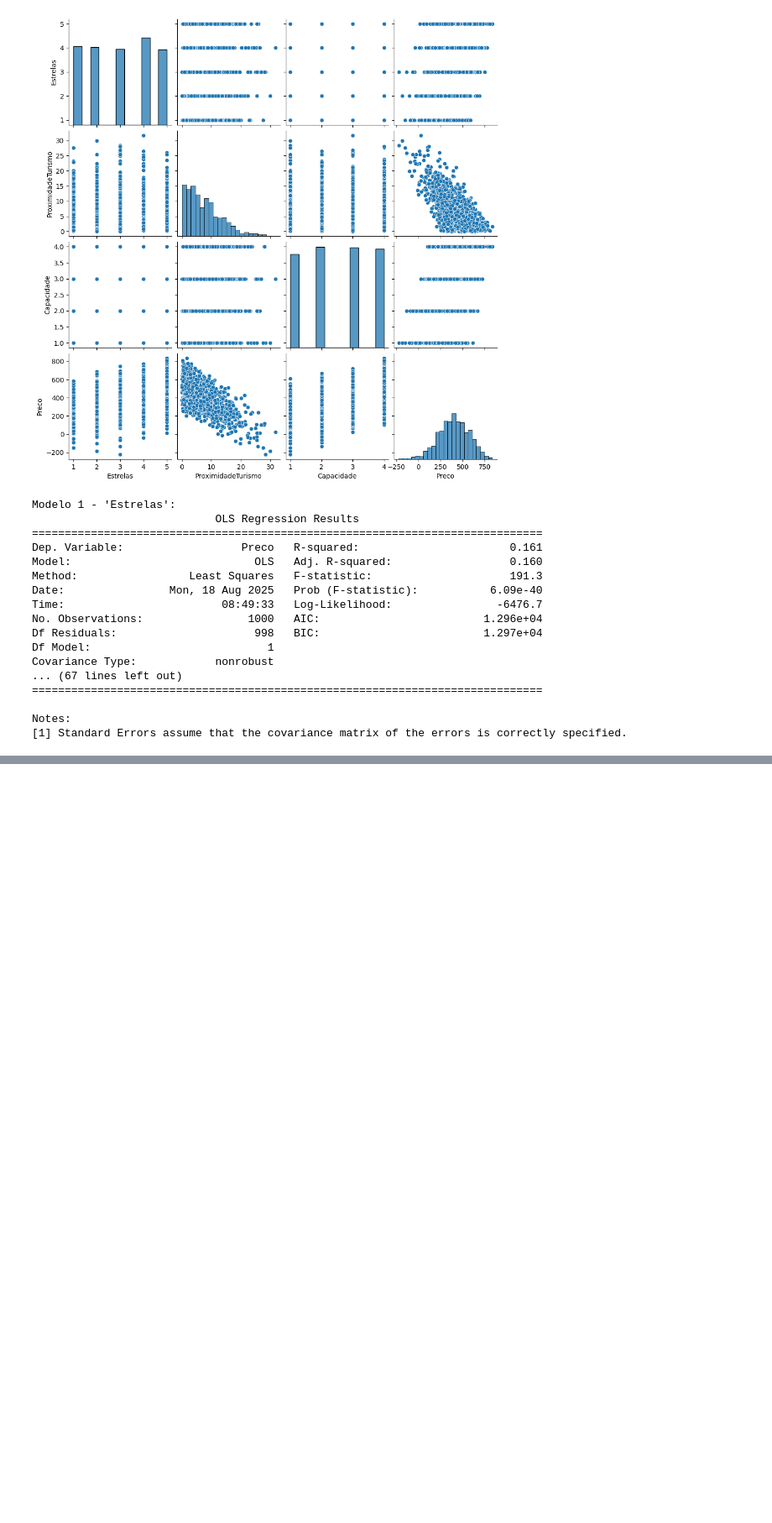
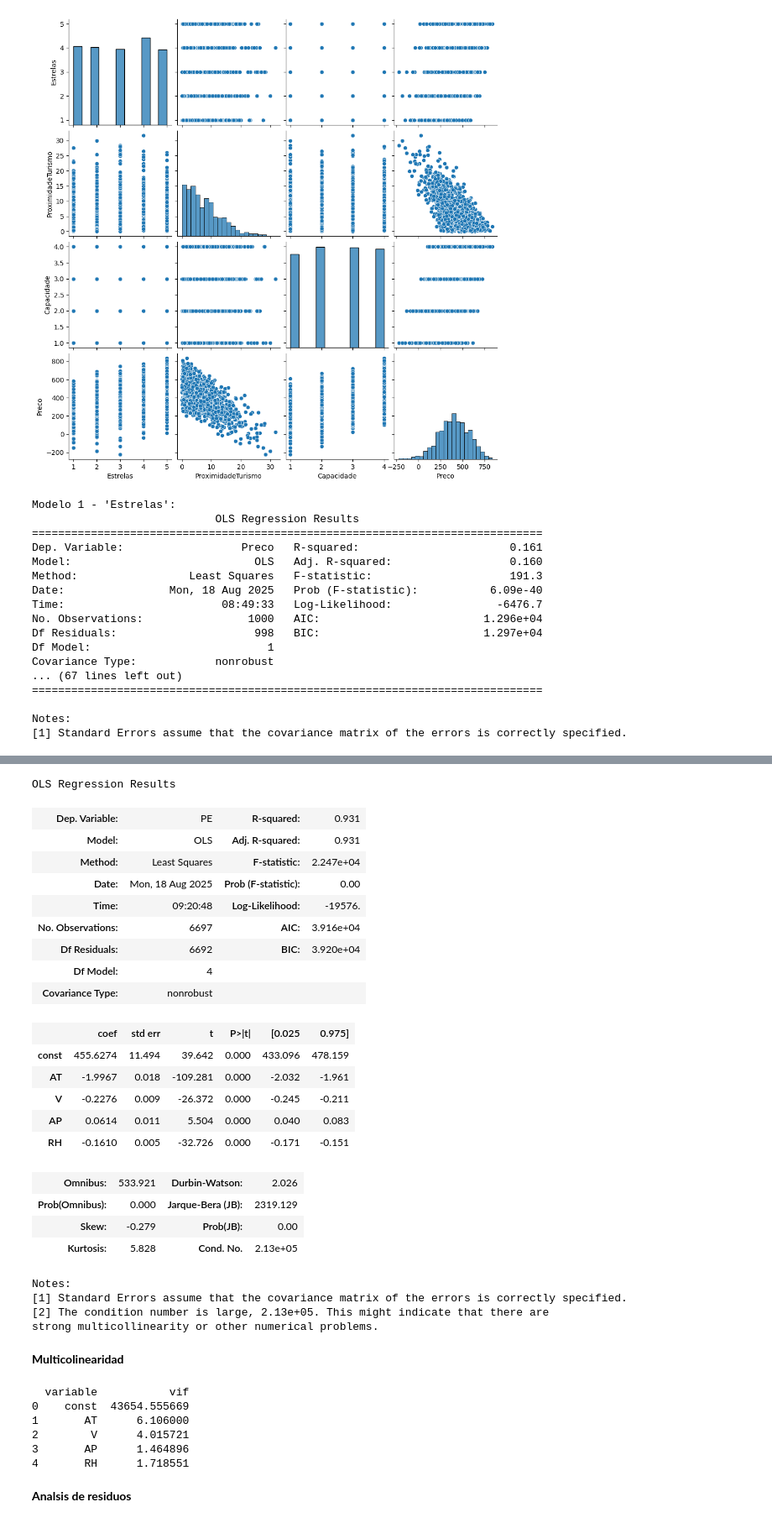
Before and after one commit to scysco/ONE-Machine_Learning, a Jupyter notebook: 04_Data_Science_regresion_lineal.ipynb, the cells around one changed output, grey strips where cells are left out. Shown at 84% size. Drawn from its saved outputs; the diff is of its cells as text; code cells hidden in the pictures; blank space fills up the shorter version.

```diff
--- a/04_Data_Science_regresion_lineal.ipynb
+++ b/04_Data_Science_regresion_lineal.ipynb
@@ -649,0 +662,7 @@ Notes:
+# %%
+import pandas as pd
+from sklearn.model_selection import train_test_split
+import statsmodels.api as sm
+
+df_usina = pd.read_csv('/content/drive/MyDrive/ONE/ML_Regresion_Lineal/usina.csv')
+df_usina.head()
@@ -649,0 +676,55 @@ Notes:
+# %%
+y = df_usina['PE']
+X = df_usina.drop(columns=['PE'])
+X_train, X_test, y_train, y_test = train_test_split(X, y, test_size=0.3)
+X_train= sm.add_constant(X_train)
+
+modelo = sm.OLS(y_train,X_train).fit()
+modelo.summary()
+# %% [output]
+OLS Regression Results
+| Dep. Variable: | PE | R-squared: | 0.931 |
+| Model: | OLS | Adj. R-squared: | 0.931 |
+| Method: | Least Squares | F-statistic: | 2.247e+04 |
+| Date: | Mon, 18 Aug 2025 | Prob (F-statistic): | 0.00 |
+| Time: | 09:20:48 | Log-Likelihood: | -19576. |
+| No. Observations: | 6697 | AIC: | 3.916e+04 |
+| Df Residuals: | 6692 | BIC: | 3.920e+04 |
+| Df Model: | 4 |  |  |
+| Covariance Type: | nonrobust |  |  |
+|  | coef | std err | t | P>|t| | [0.025 | 0.975] |
+| const | 455.6274 | 11.494 | 39.642 | 0.000 | 433.096 | 478.159 |
+| AT | -1.9967 | 0.018 | -109.281 | 0.000 | -2.032 | -1.961 |
+| V | -0.2276 | 0.009 | -26.372 | 0.000 | -0.245 | -0.211 |
+| AP | 0.0614 | 0.011 | 5.504 | 0.000 | 0.040 | 0.083 |
+| RH | -0.1610 | 0.005 | -32.726 | 0.000 | -0.171 | -0.151 |
+| Omnibus: | 533.921 | Durbin-Watson: | 2.026 |
+| Prob(Omnibus): | 0.000 | Jarque-Bera (JB): | 2319.129 |
+| Skew: | -0.279 | Prob(JB): | 0.00 |
+| Kurtosis: | 5.828 | Cond. No. | 2.13e+05 |
+Notes:
+[1] Standard Errors assume that the covariance matrix of the errors is correctly specified.
+[2] The condition number is large, 2.13e+05. This might indicate that there are
+strong multicollinearity or other numerical problems.
+# %% [markdown]
+**Multicolinearidad**
+# %%
+from statsmodels.stats.outliers_influence import variance_inflation_factor
+
+vif_1 = pd.DataFrame()
+explicativas = ['const','AT','V','AP','RH']
+vif_1["variable"] = explicativas
+
+vif_1["vif"] = [variance_inflation_factor(X_train[explicativas].values, i)
+                          for i in range(len(explicativas))]
+
+print(vif_1)
+# %% [output]
+  variable           vif
+0    const  43654.555669
+1       AT      6.106000
+2        V      4.015721
+3       AP      1.464896
+4       RH      1.718551
+# %% [markdown]
+**Analsis de residuos**
```
Also changed, not shown: parts of 5 cells of this notebook.
